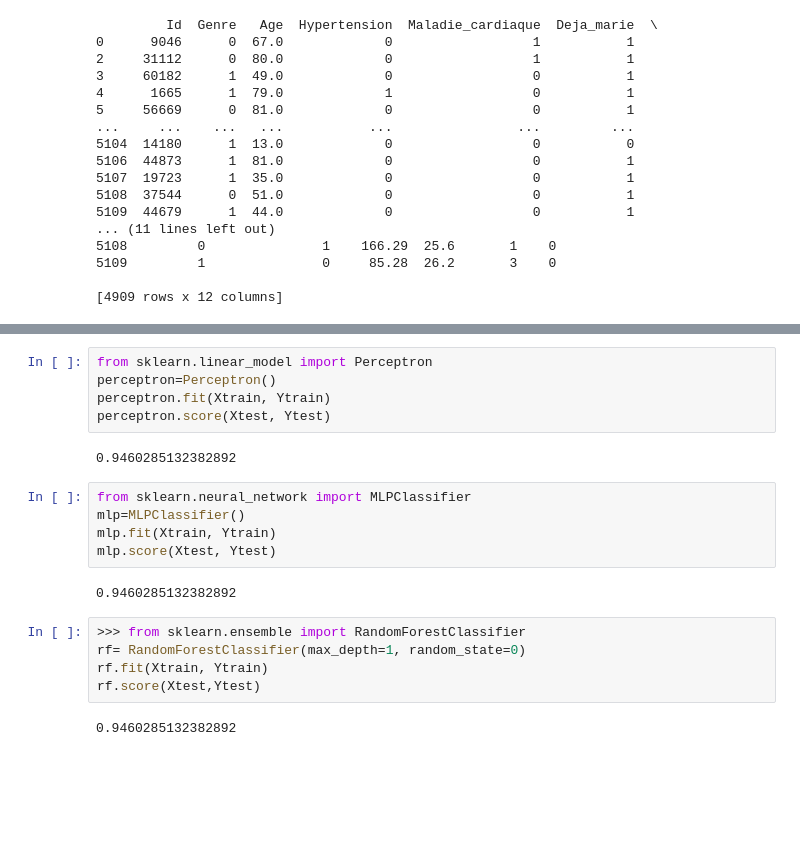
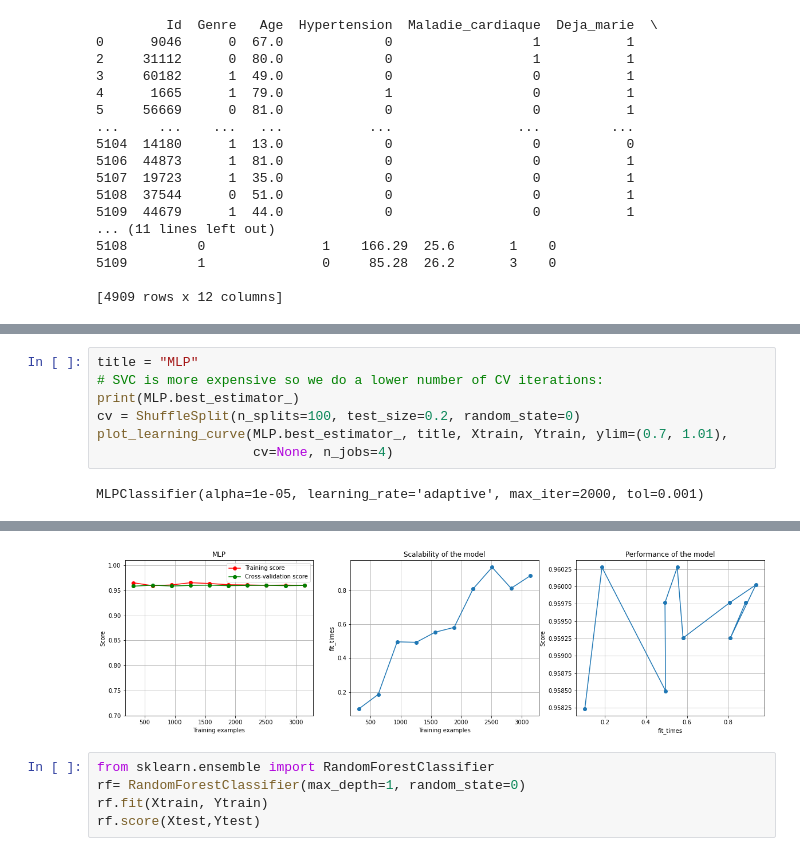
Before and after one commit to Ferroudji-Samy/AVC, a Jupyter notebook: Processing.ipynb, the cells around one changed output, grey strips where cells are left out. Drawn from its saved outputs; the diff is of its cells as text; blank space fills up the shorter version.

```diff
--- a/Processing.ipynb
+++ b/Processing.ipynb
@@ -73,0 +246,9 @@ print(df_avc)
+# %%
+title = "MLP"
+# SVC is more expensive so we do a lower number of CV iterations:
+print(MLP.best_estimator_)
+cv = ShuffleSplit(n_splits=100, test_size=0.2, random_state=0)
+plot_learning_curve(MLP.best_estimator_, title, Xtrain, Ytrain, ylim=(0.7, 1.01),
+                    cv=None, n_jobs=4)
+# %% [output]
+MLPClassifier(alpha=1e-05, learning_rate='adaptive', max_iter=2000, tol=0.001)
@@ -74,24 +256,9 @@ print(df_avc)
+[figure, added]
 # %%
-from sklearn.linear_model import Perceptron
-perceptron=Perceptron()
-perceptron.fit(Xtrain, Ytrain)
-perceptron.score(Xtest, Ytest)
+from sklearn.ensemble import RandomForestClassifier
+rf= RandomForestClassifier(max_depth=1, random_state=0)
+rf.fit(Xtrain, Ytrain)
+rf.score(Xtest,Ytest)
-# %% [output]
-0.9460285132382892
-# %%
-from sklearn.neural_network import MLPClassifier
-mlp=MLPClassifier()
-mlp.fit(Xtrain, Ytrain)
-mlp.score(Xtest, Ytest)
-# %% [output]
-0.9460285132382892
-# %%
->>> from sklearn.ensemble import RandomForestClassifier
-rf= RandomForestClassifier(max_depth=1, random_state=0)
-rf.fit(Xtrain, Ytrain)
-rf.score(Xtest,Ytest)
-# %% [output]
-0.9460285132382892
 # %%
 from sklearn.linear_model import LinearRegression
 reg = LinearRegression()
```
Also changed, not shown: parts of 12 cells of this notebook.
